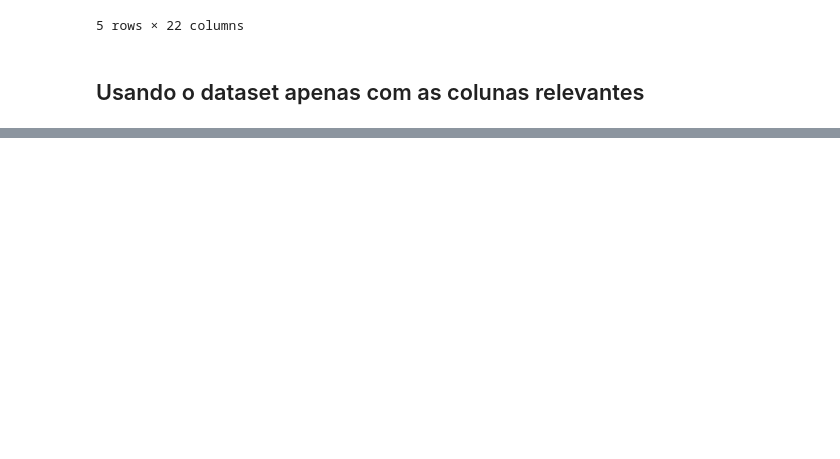
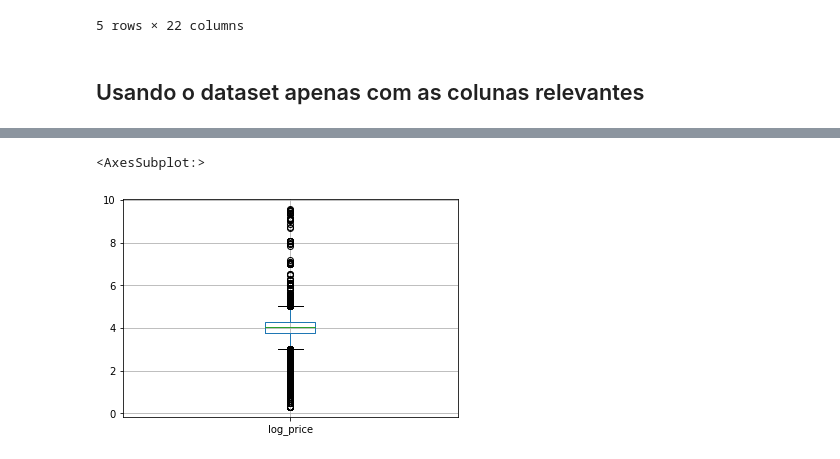
Before and after one commit to mbs8/IF679-ciencia-de-dados, a Jupyter notebook: 1-initial-analysis.ipynb, the cells around one changed output, grey strips where cells are left out. Drawn from its saved outputs; the diff is of its cells as text; code cells hidden in the pictures; blank space fills up the shorter version.

```diff
--- a/1-initial-analysis.ipynb
+++ b/1-initial-analysis.ipynb
@@ -126,0 +147,5 @@ sns.pairplot(df, hue='price')
+# %%
+df[df['log_price'] > 0].boxplot(column=['log_price'])
+# %% [output]
+<AxesSubplot:>
+[figure, added]
```
Also changed, not shown: parts of 30 cells of this notebook.
